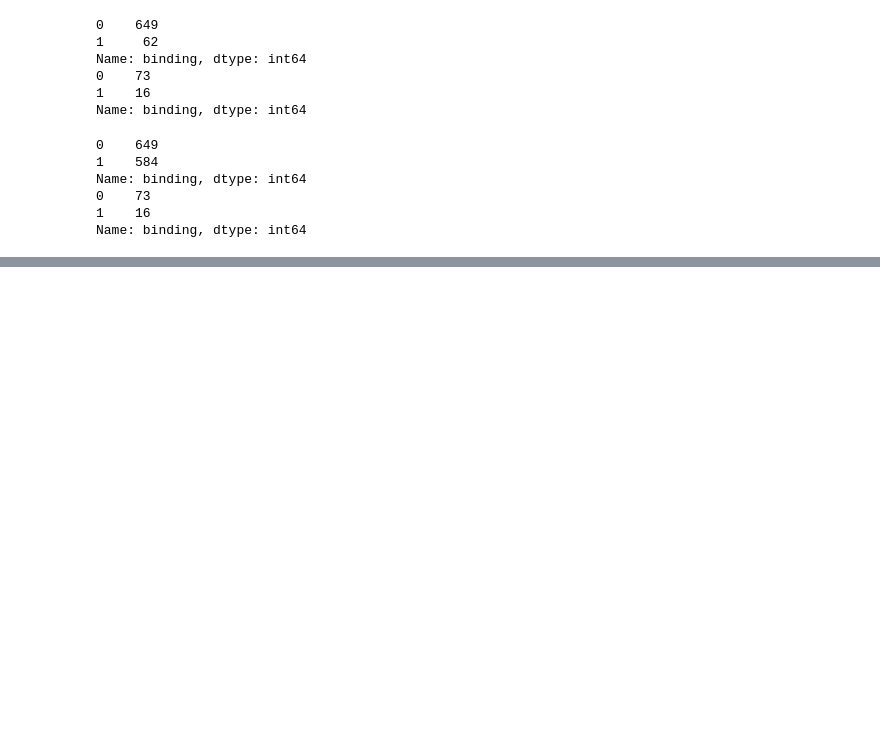
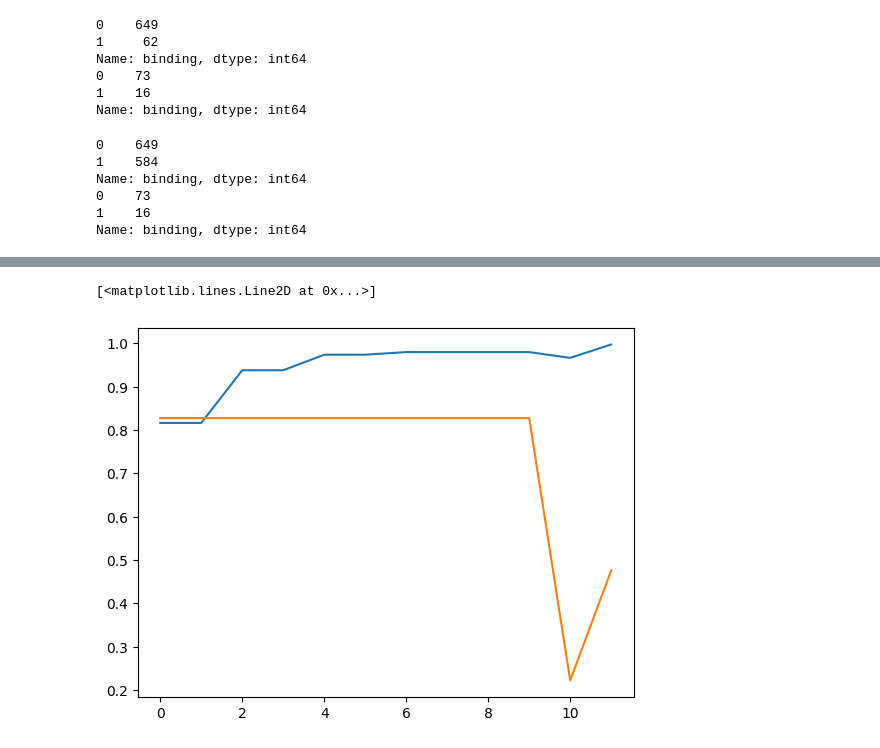
Before and after one commit to bhaba-ranjan/ada-boosting, a Jupyter notebook: boosting-ann.ipynb, the cells around one changed output, grey strips where cells are left out. Drawn from its saved outputs; the diff is of its cells as text; code cells hidden in the pictures; blank space fills up the shorter version.

```diff
--- a/boosting-ann.ipynb
+++ b/boosting-ann.ipynb
@@ -402,3 +412,10 @@ def majority(data):
         else:
             ans.append(0)
     return ans
+# %%
+def getf1(true, predicted):
+    tn, fp, fn, tp = confusion_matrix(true, predicted).ravel()
+    precision = tp / (tp+ fp)
+    recall = tp / (tp+ fn)
+    score = (2 * precision * recall) / (precision + recall)
+    return score
@@ -461,0 +459,7 @@ ans
+# %%
+f1_train = []
+for i in range(1,13):
+    data = some_pred(training_split, i)
+    ans = majority(data)
+    f1_train.append(getf1(train_result, ans))
+    # ConfusionMatrixDisplay.from_predictions(test_result,ans,cmap='Greens')
@@ -462 +484,7 @@ ans
+# %%
+plt.plot(f1_train)
+plt.plot(f1_test)
+# %% [output]
+[<matplotlib.lines.Line2D at 0x...>]
+[figure, added]
 # %%
```
Also changed, not shown: parts of 15 cells of this notebook.
